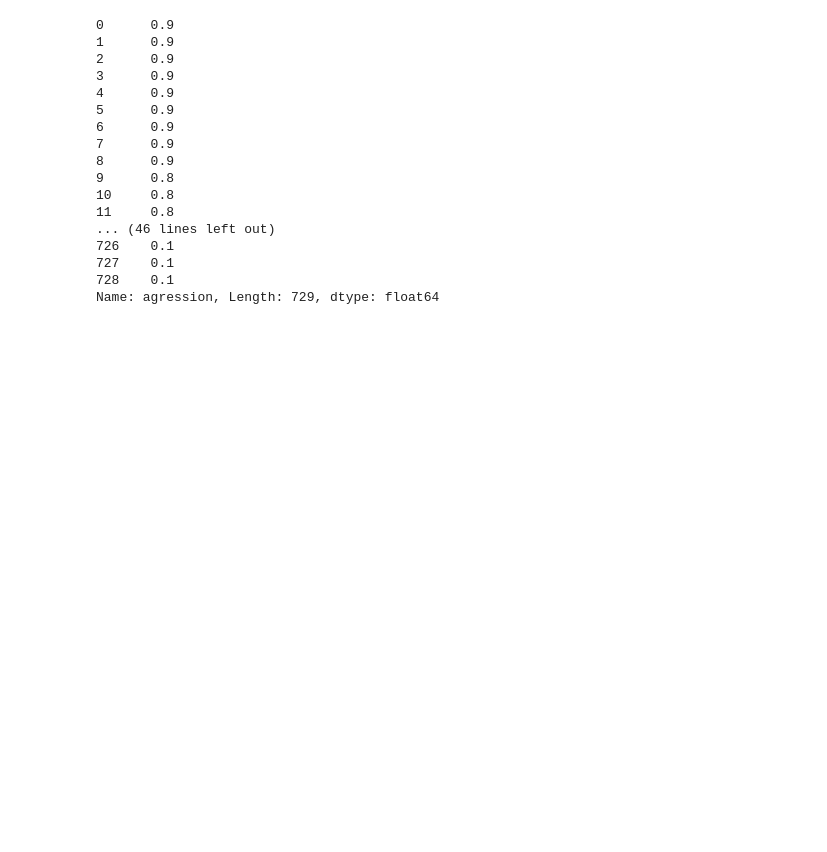
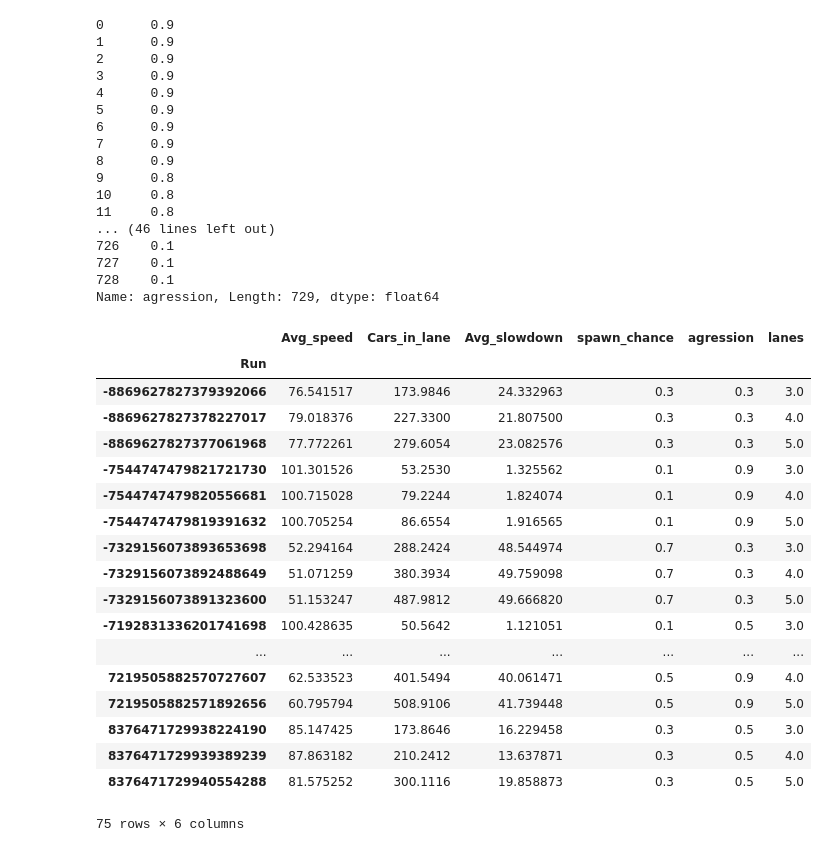
Before and after one commit to CoenHoningh/ABM, a Jupyter notebook: Data-analysis/OFAT/OFAT_anal.ipynb, the cells around one changed output. Saved outputs shown, nothing was run; the diff lists cells and outputs as text; code cells hidden in the pictures; blank space fills up the shorter version.

```diff
--- a/Data-analysis/OFAT/OFAT_anal.ipynb
+++ b/Data-analysis/OFAT/OFAT_anal.ipynb
@@ -150,0 +153,31 @@ Name: agression, Length: 729, dtype: float64
+# %%
+run_lanes.drop(run_lanes.columns[0], axis=1, inplace=True)
+# %%
+run_lanes_group = run_lanes.groupby('Run')
+# %%
+rlg_5000 = run_lanes_group.tail(5000).groupby('Run')
+# %%
+import numpy as np
+rlanes = rlg_5000.agg(np.mean)
+# %%
+rlanes
+# %% [output]
+|  | Avg_speed | Cars_in_lane | Avg_slowdown | spawn_chance | agression | lanes |
+| Run |  |  |  |  |  |  |
+| -8869627827379392066 | 76.541517 | 173.9846 | 24.332963 | 0.3 | 0.3 | 3.0 |
+| -8869627827378227017 | 79.018376 | 227.3300 | 21.807500 | 0.3 | 0.3 | 4.0 |
+| -8869627827377061968 | 77.772261 | 279.6054 | 23.082576 | 0.3 | 0.3 | 5.0 |
+| -7544747479821721730 | 101.301526 | 53.2530 | 1.325562 | 0.1 | 0.9 | 3.0 |
+| -7544747479820556681 | 100.715028 | 79.2244 | 1.824074 | 0.1 | 0.9 | 4.0 |
+| -7544747479819391632 | 100.705254 | 86.6554 | 1.916565 | 0.1 | 0.9 | 5.0 |
+| -7329156073893653698 | 52.294164 | 288.2424 | 48.544974 | 0.7 | 0.3 | 3.0 |
+| -7329156073892488649 | 51.071259 | 380.3934 | 49.759098 | 0.7 | 0.3 | 4.0 |
+| -7329156073891323600 | 51.153247 | 487.9812 | 49.666820 | 0.7 | 0.3 | 5.0 |
+| -7192831336201741698 | 100.428635 | 50.5642 | 1.121051 | 0.1 | 0.5 | 3.0 |
+| ... | ... | ... | ... | ... | ... | ... |
+| 7219505882570727607 | 62.533523 | 401.5494 | 40.061471 | 0.5 | 0.9 | 4.0 |
+| 7219505882571892656 | 60.795794 | 508.9106 | 41.739448 | 0.5 | 0.9 | 5.0 |
+| 8376471729938224190 | 85.147425 | 173.8646 | 16.229458 | 0.3 | 0.5 | 3.0 |
+| 8376471729939389239 | 87.863182 | 210.2412 | 13.637871 | 0.3 | 0.5 | 4.0 |
+| 8376471729940554288 | 81.575252 | 300.1116 | 19.858873 | 0.3 | 0.5 | 5.0 |
+75 rows × 6 columns
```
Also changed, not shown: parts of 4 cells of this notebook, 2 other files.
